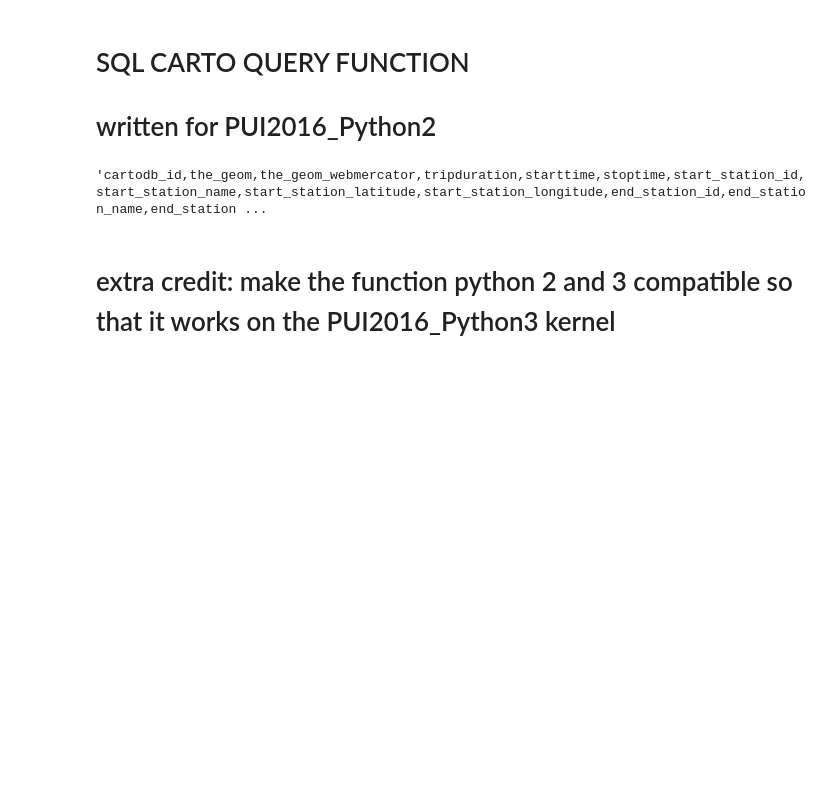
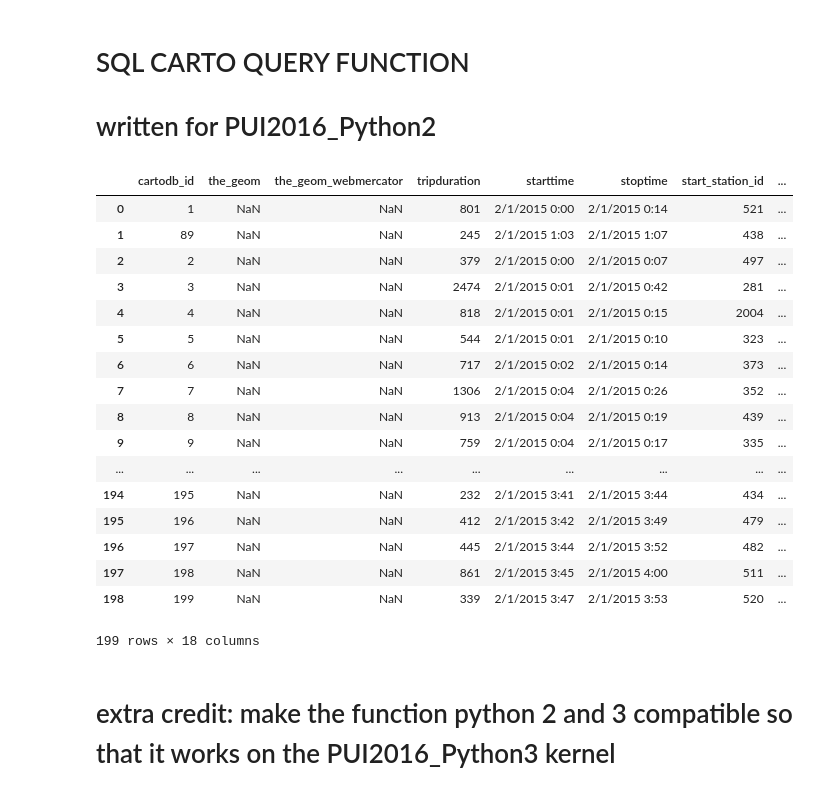
Before and after one commit to fedhere/PUI2017_fb55, a Jupyter notebook: HW7_fb55/SQL_query.ipynb, the cells around one changed output. Cells and saved outputs as stored; diff of their text form; code cells hidden in the pictures; blank space fills up the shorter version.

Commit message:
adding doc string and parsing return

```diff
--- a/HW7_fb55/SQL_query.ipynb
+++ b/HW7_fb55/SQL_query.ipynb
@@ -33,9 +34,26 @@ test = '''
 SELECT *
 FROM citibike
 '''
-# %%
-queryCartoDB(test)
-# %% [output]
-'cartodb_id,the_geom,the_geom_webmercator,tripduration,starttime,stoptime,start_station_id,start_station_name,start_station_latitude,start_station_longitude,end_station_id,end_station_name,end_station ...
+# %%
+pd.read_csv(StringIO.StringIO(queryCartoDB(test)), sep=',')
+# %% [output]
+|  | cartodb_id | the_geom | the_geom_webmercator | tripduration | starttime | stoptime | start_station_id | ... |
+| 0 | 1 | NaN | NaN | 801 | 2/1/2015 0:00 | 2/1/2015 0:14 | 521 | ... |
+| 1 | 89 | NaN | NaN | 245 | 2/1/2015 1:03 | 2/1/2015 1:07 | 438 | ... |
+| 2 | 2 | NaN | NaN | 379 | 2/1/2015 0:00 | 2/1/2015 0:07 | 497 | ... |
+| 3 | 3 | NaN | NaN | 2474 | 2/1/2015 0:01 | 2/1/2015 0:42 | 281 | ... |
+| 4 | 4 | NaN | NaN | 818 | 2/1/2015 0:01 | 2/1/2015 0:15 | 2004 | ... |
+| 5 | 5 | NaN | NaN | 544 | 2/1/2015 0:01 | 2/1/2015 0:10 | 323 | ... |
+| 6 | 6 | NaN | NaN | 717 | 2/1/2015 0:02 | 2/1/2015 0:14 | 373 | ... |
+| 7 | 7 | NaN | NaN | 1306 | 2/1/2015 0:04 | 2/1/2015 0:26 | 352 | ... |
+| 8 | 8 | NaN | NaN | 913 | 2/1/2015 0:04 | 2/1/2015 0:19 | 439 | ... |
+| 9 | 9 | NaN | NaN | 759 | 2/1/2015 0:04 | 2/1/2015 0:17 | 335 | ... |
+| ... | ... | ... | ... | ... | ... | ... | ... | ... |
+| 194 | 195 | NaN | NaN | 232 | 2/1/2015 3:41 | 2/1/2015 3:44 | 434 | ... |
+| 195 | 196 | NaN | NaN | 412 | 2/1/2015 3:42 | 2/1/2015 3:49 | 479 | ... |
+| 196 | 197 | NaN | NaN | 445 | 2/1/2015 3:44 | 2/1/2015 3:52 | 482 | ... |
+| 197 | 198 | NaN | NaN | 861 | 2/1/2015 3:45 | 2/1/2015 4:00 | 511 | ... |
+| 198 | 199 | NaN | NaN | 339 | 2/1/2015 3:47 | 2/1/2015 3:53 | 520 | ... |
+199 rows × 18 columns
 # %% [markdown]
 # extra credit: make the function python 2 and 3 compatible so that it works on the  PUI2016_Python3 kernel
```
Also changed, not shown: parts of 1 cell of this notebook.
